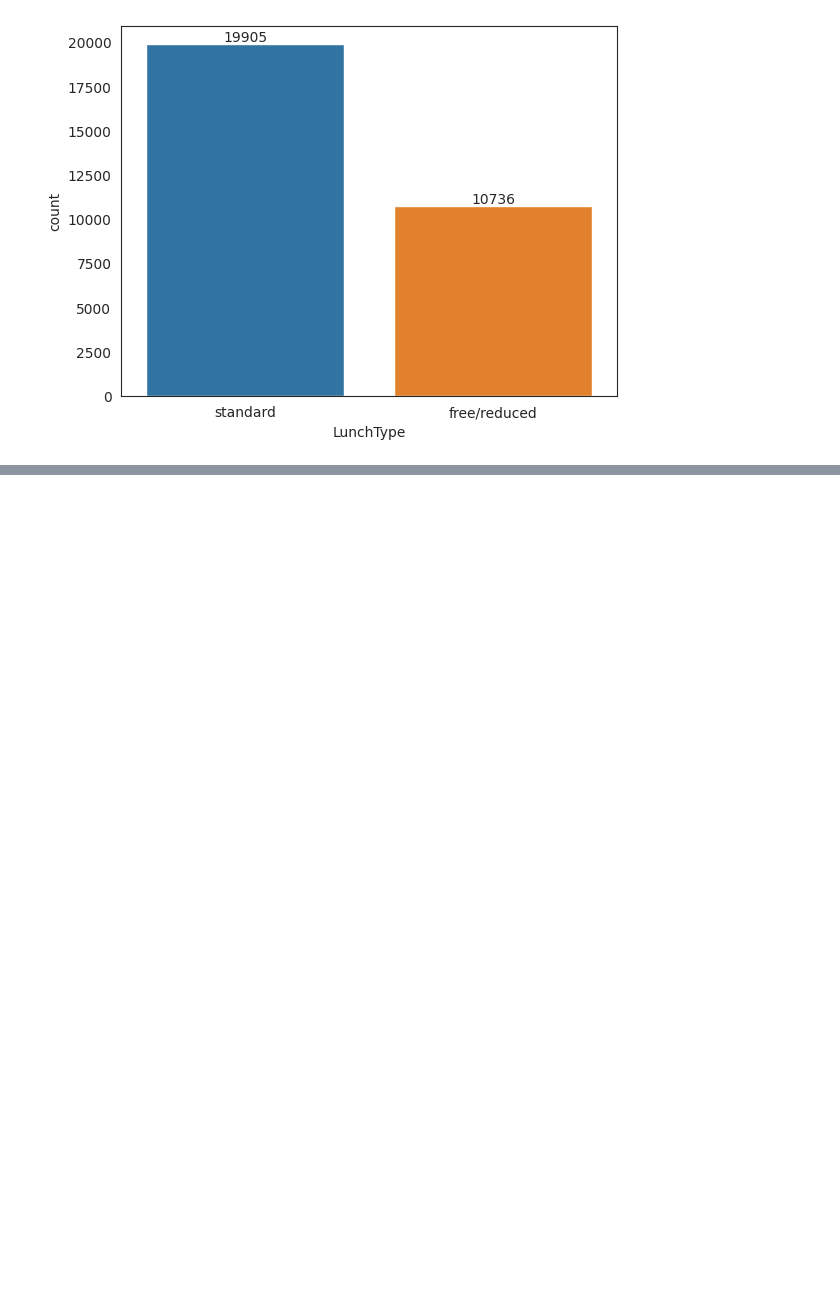
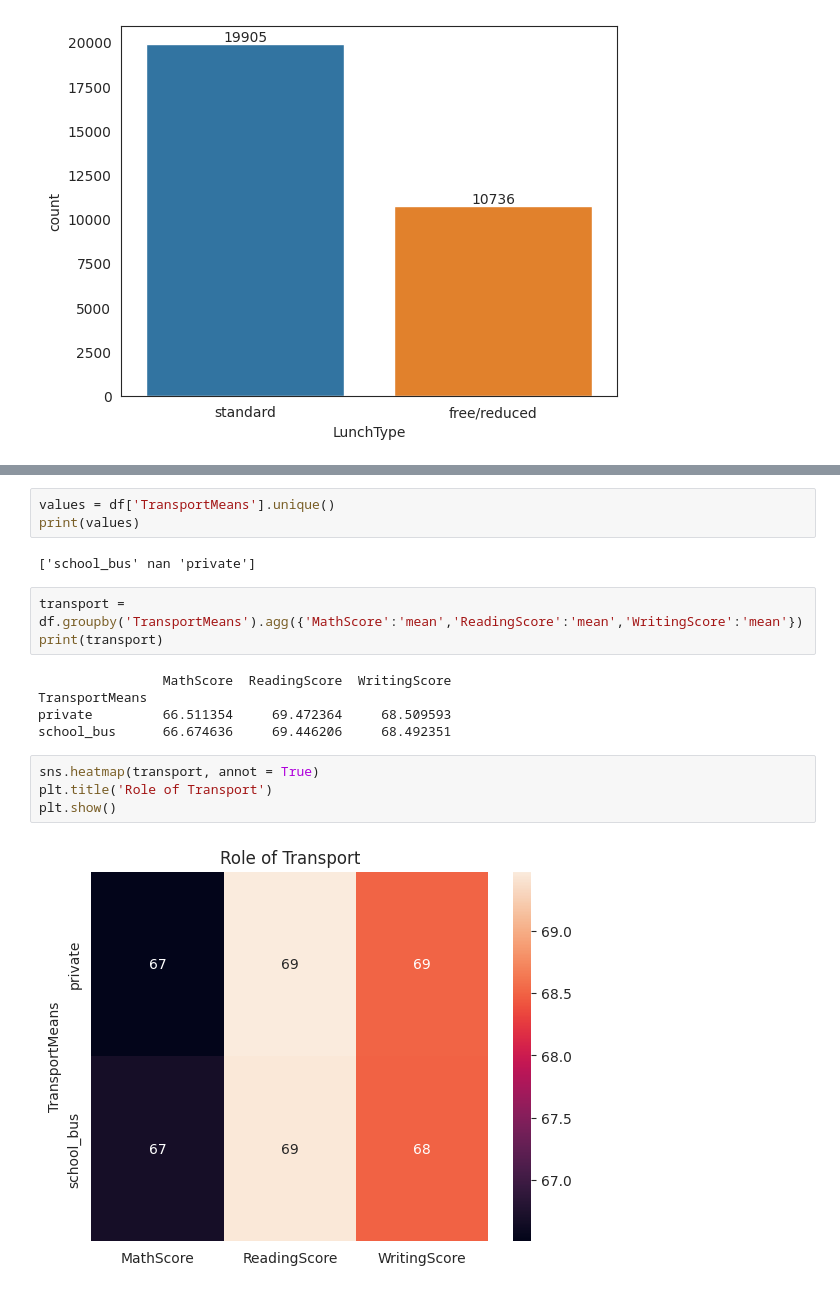
Before and after one commit to HafshaWahab/Students-Test-Scores-Analysis, a Jupyter notebook: students-test-scores-analysis.ipynb, the cells around one changed output, grey strips where cells are left out. Saved outputs shown, nothing was run; the diff lists cells and outputs as text; blank space fills up the shorter version.

```diff
--- a/students-test-scores-analysis.ipynb
+++ b/students-test-scores-analysis.ipynb
@@ -409,0 +429,19 @@ plt.show()
+# %%
+values = df['TransportMeans'].unique()
+print(values)
+# %% [output]
+['school_bus' nan 'private']
+# %%
+transport = df.groupby('TransportMeans').agg({'MathScore':'mean','ReadingScore':'mean','WritingScore':'mean'})
+print(transport)
+# %% [output]
+                MathScore  ReadingScore  WritingScore
+TransportMeans
+private         66.511354     69.472364     68.509593
+school_bus      66.674636     69.446206     68.492351
+# %%
+sns.heatmap(transport, annot = True)
+plt.title('Role of Transport')
+plt.show()
+# %% [output]
+[figure, added]
```
Also changed, not shown: parts of 13 cells of this notebook.
